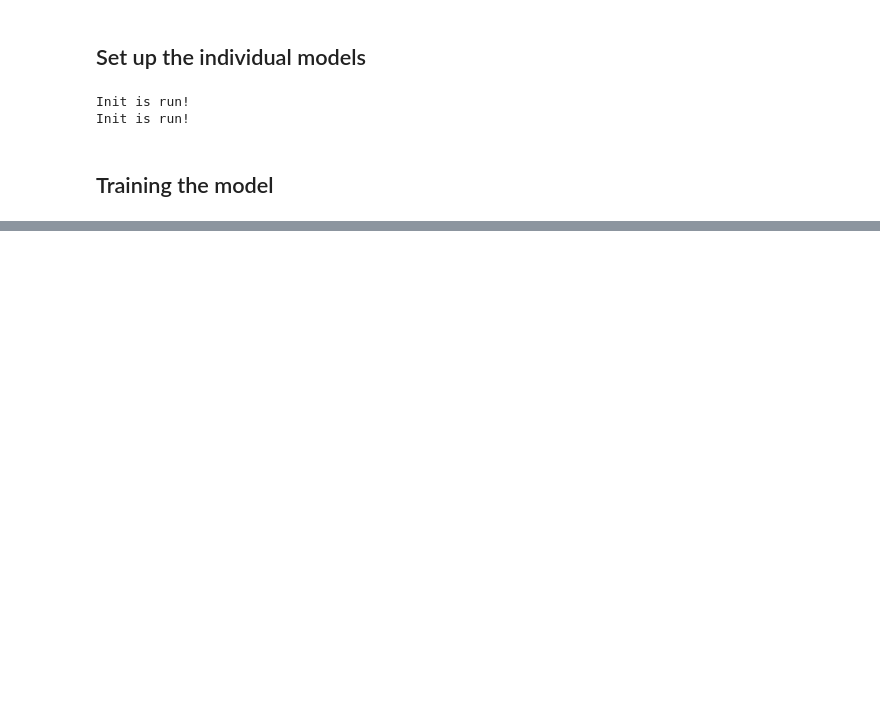
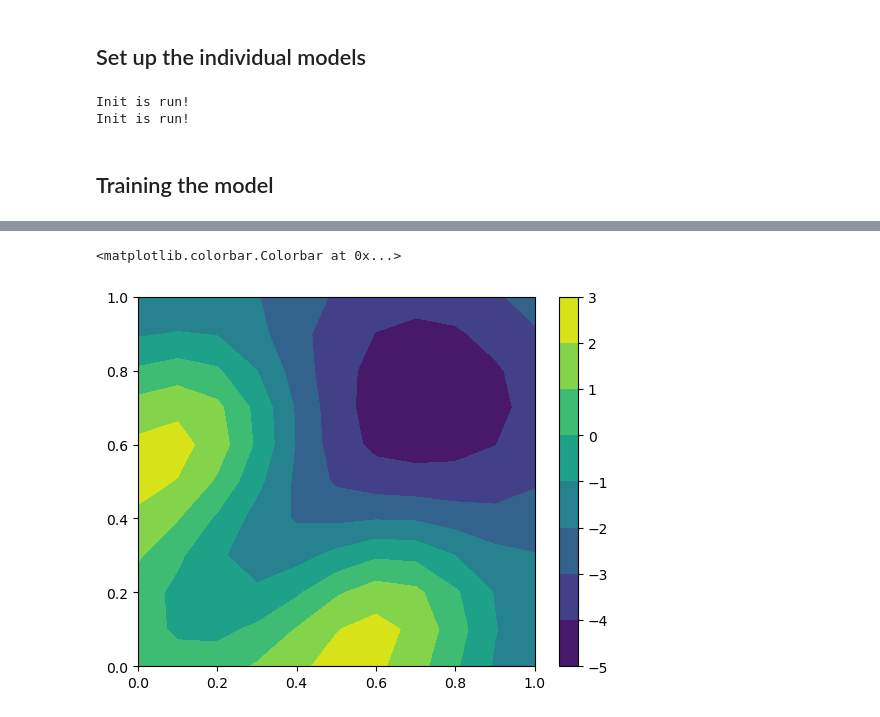
Before and after one commit to ltronneb/pimogp, a Jupyter notebook: notebooks/PIMOGP.ipynb, the cells around one changed output, grey strips where cells are left out. Saved outputs shown, nothing was run; the diff lists cells and outputs as text; code cells hidden in the pictures; blank space fills up the shorter version.

```diff
--- a/notebooks/PIMOGP.ipynb
+++ b/notebooks/PIMOGP.ipynb
@@ -307,0 +353,9 @@ tensor([[0.5813]], grad_fn=<SoftplusBackward0>)
+# %%
+# Compared with true function
+slice3 = 2
+slice4 = 6
+plt.contourf(x1_grid[:,:,slice3,slice4].numpy(),x2_grid[:,:,slice3,slice4].numpy(),f[:,9].reshape(x1_grid.shape)[:,:,slice3,slice4])
+plt.colorbar()
+# %% [output]
+<matplotlib.colorbar.Colorbar at 0x...>
+[figure, added]
```
Also changed, not shown: parts of 13 cells of this notebook.
